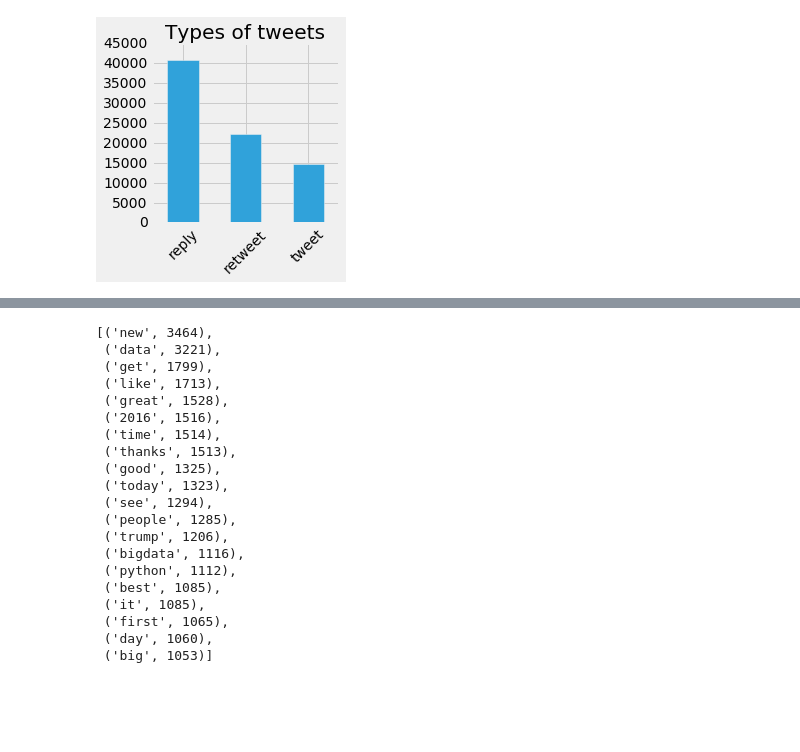
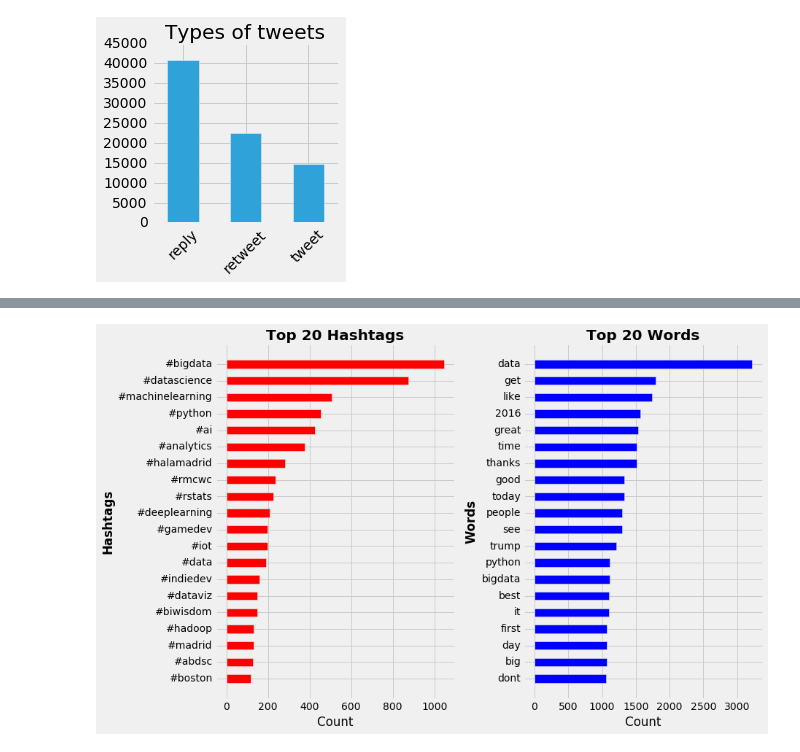
Before and after one commit to nachocarracedo/my_twitter, a Jupyter notebook: twitter_scrape.ipynb, the cells around one changed output, grey strips where cells are left out. Saved outputs shown, nothing was run; the diff lists cells and outputs as text; code cells hidden in the pictures; blank space fills up the shorter version.

```diff
--- a/twitter_scrape.ipynb
+++ b/twitter_scrape.ipynb
@@ -281,28 +223,49 @@ leaders([x for x in words.split() if x[0]=='#'])
-# %%
-#words
-words = clean_tweets(' '.join(mytweets['text'])) # puntuation is False so we don't delete hastags
-leaders([x for x in words.split()])
-# %% [output]
-[('new', 3464),
- ('data', 3221),
- ('get', 1799),
- ('like', 1713),
- ('great', 1528),
- ('2016', 1516),
- ('time', 1514),
- ('thanks', 1513),
- ('good', 1325),
- ('today', 1323),
- ('see', 1294),
- ('people', 1285),
- ('trump', 1206),
- ('bigdata', 1116),
- ('python', 1112),
- ('best', 1085),
- ('it', 1085),
- ('first', 1065),
- ('day', 1060),
- ('big', 1053)]
+# %%
+# hastags
+words = clean_tweets(' '.join(mytweets['text']), False) # puntuation is False so we don't delete hastags
+top10hash = pd.DataFrame(leaders([x for x in words.split() if x[0]=='#' and x!='#rt']),columns=["hashtag", "count"])
+#words
+words = clean_tweets(' '.join(mytweets['text'])) # puntuation is False so we don't delete hastags
+top10words = pd.DataFrame(leaders([x for x in words.split()]), columns=["word", "count"])
+
+# hastags barh plot
+bar_heights =  top10hash['count'].values
+bar_positions = np.arange(len(bar_heights))
+tick_positions = range(0,20)
+
+fig = plt.figure(figsize=(13,8))
+
+ax1 = fig.add_subplot(1,2,1)
+ax1.barh(bar_positions, bar_heights, 0.5, align='center', color='red')
+ax1.set_yticks(tick_positions)
+ax1.set_yticklabels(top10hash['hashtag'].values,)
+ax1.set_yticks(tick_positions)
+ax1.set_xlabel("Count",fontweight = 'bold')
+ax1.set_ylabel("Hashtags",fontweight = 'bold')
+ax1.set_title("Top 20 Hashtags",fontweight = 'bold', size=20)
+plt.gca().invert_yaxis()
+plt.margins(0.05)
+
+#words barh plot
+bar_heights =  top10words['count'].values
+bar_positions = np.arange(len(bar_heights))
+tick_positions = range(0,20)
+
+ax2 = fig.add_subplot(1,2,2)
+ax2.barh(bar_positions, bar_heights, 0.5, align='center', color='blue')
+ax2.set_yticks(tick_positions)
+ax2.set_yticklabels(top10words['word'].values,)
+ax2.set_yticks(tick_positions)
+ax2.set_xlabel("Count",fontweight = 'bold')
+ax2.set_ylabel("Words",fontweight = 'bold')
+ax2.set_title("Top 20 Words",fontweight = 'bold', size=20 )
+plt.gca().invert_yaxis()
+plt.margins(0.05)
+
+plt.tight_layout()
+plt.show()
+# %% [output]
+[figure, added]
 # %%
 #LDA
 listoft = mytweets['text'].tolist()
```
Also changed, not shown: parts of 8 cells of this notebook.
